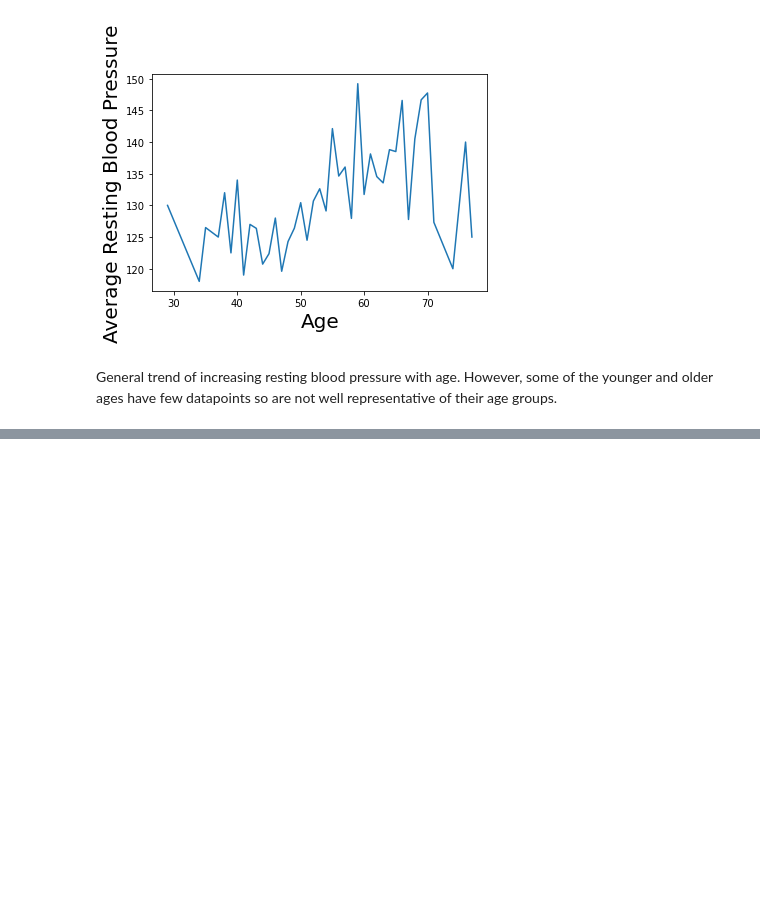
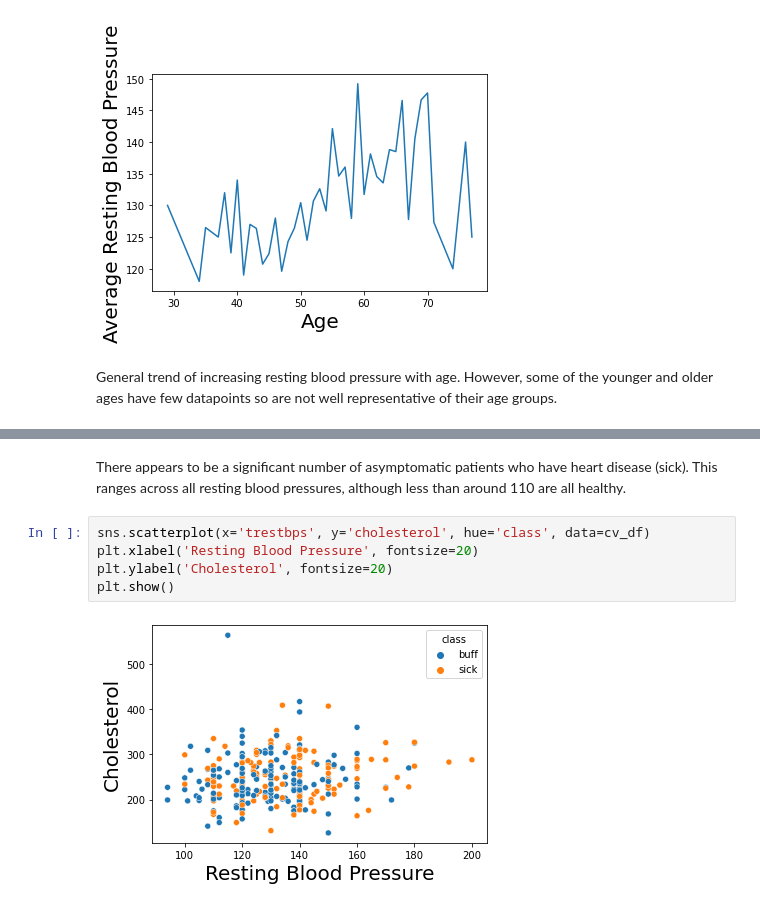
Before and after one commit to sclayton33/data-science-practice, a Jupyter notebook: UCI_heart_disease_dataset.ipynb, the cells around one changed output, grey strips where cells are left out. Saved outputs shown, nothing was run; the diff lists cells and outputs as text; blank space fills up the shorter version.

```diff
--- a/UCI_heart_disease_dataset.ipynb
+++ b/UCI_heart_disease_dataset.ipynb
@@ -143,0 +156,9 @@ General trend of increasing resting blood pressure with age. However, some of th
+# %% [markdown]
+There appears to be a significant number of asymptomatic patients who have heart disease (sick). This ranges across all resting blood pressures, although less than around 110 are all healthy.
+# %%
+sns.scatterplot(x='trestbps', y='cholesterol', hue='class', data=cv_df)
+plt.xlabel('Resting Blood Pressure', fontsize=20)
+plt.ylabel('Cholesterol', fontsize=20)
+plt.show()
+# %% [output]
+[figure, added]
```
Also changed, not shown: parts of 25 cells of this notebook.
